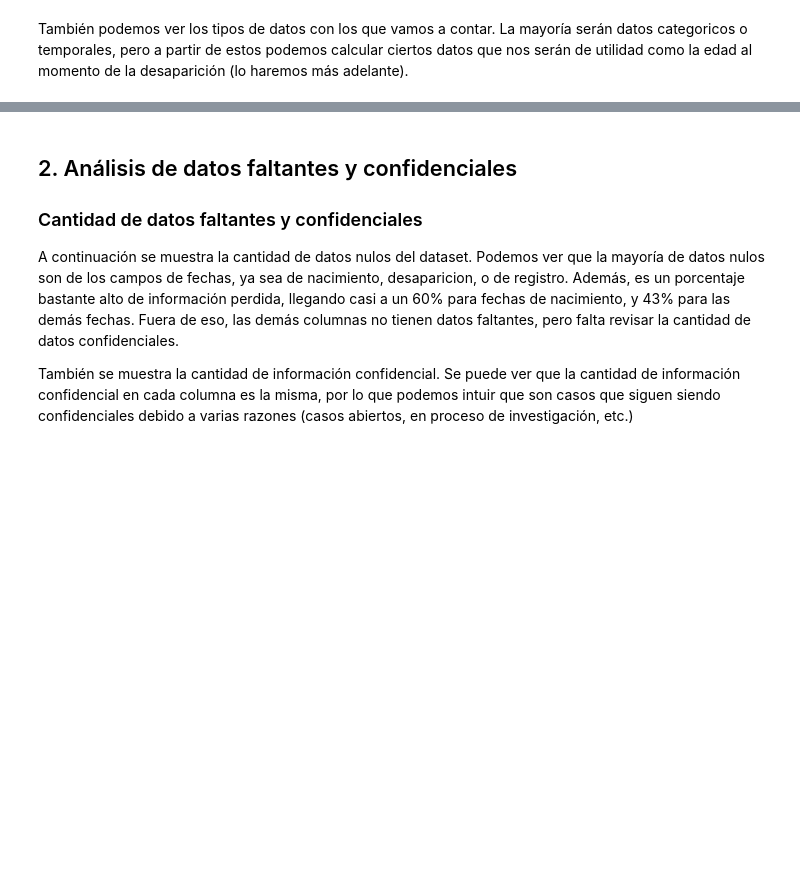
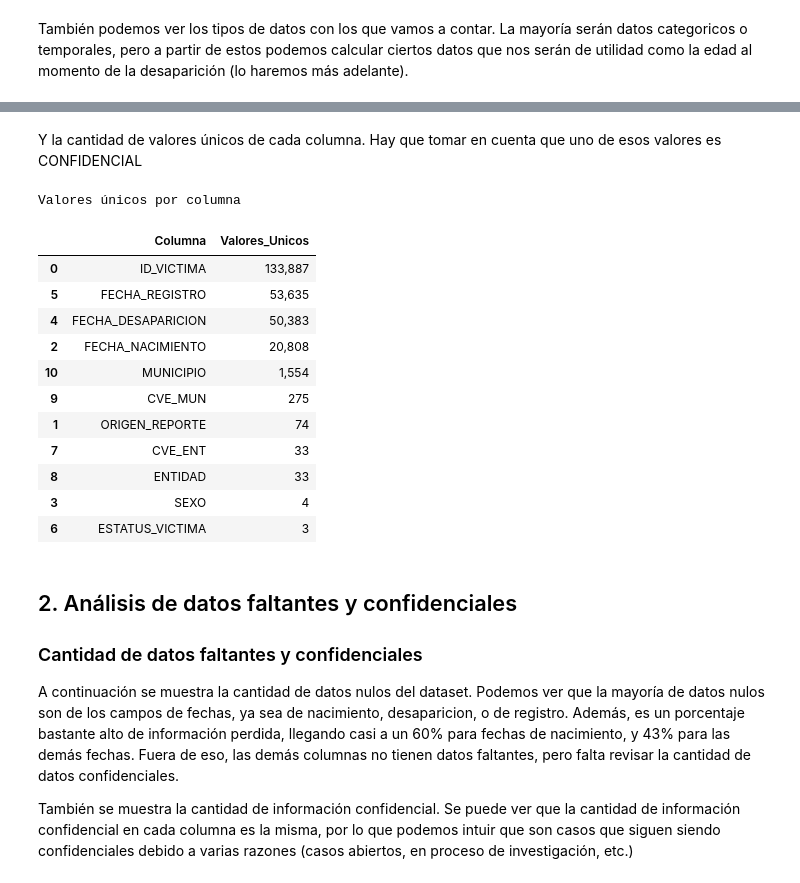
Before and after one commit to Rou-uu/tarea02_EDA, a Jupyter notebook: notebooks/analisis.ipynb, the cells around one changed output, grey strips where cells are left out. Saved outputs shown, nothing was run; the diff lists cells and outputs as text; code cells hidden in the pictures; blank space fills up the shorter version.

```diff
--- a/notebooks/analisis.ipynb
+++ b/notebooks/analisis.ipynb
@@ -61,3 +91,44 @@ df.info()
+# %% [markdown]
+Y la cantidad de valores únicos de cada columna. Hay que tomar en cuenta que uno de esos valores es CONFIDENCIAL
+# %%
+def valores_unicos(df, columna):
+    conteo = df[columna].value_counts().reset_index()
+    conteo.columns = [columna, "Conteo"]
+    conteo["Porcentaje"] = (conteo["Conteo"] / len(df) * 100).round(2)
+
+    display(conteo.style
+        .set_caption(f"Valores únicos en {columna}")
+        .bar(subset=["Conteo"], color="#E05C5C", vmin=0)
+        .format({"Conteo": "{:,}", "Porcentaje": "{:.2f}%"})
+        .set_properties(**{"text-align": "left"})
+    )
+
+resumen = pd.DataFrame({
+    "Columna": df.columns,
+    "Valores_Unicos": [df[col].nunique() for col in df.columns]
+}).sort_values("Valores_Unicos", ascending=False)
+
+# Display hecho con ayuda de claude para mejor visualización
+display(resumen.style
+    .set_caption("Valores únicos por columna")
+    .bar(subset=["Valores_Unicos"], color="#E05C5C", vmin=0)
+    .format({"Valores_Unicos": "{:,}"})
+    .set_properties(**{"text-align": "left"})
+)
+# %% [output]
+Valores únicos por columna
+|  | Columna | Valores_Unicos |
+| 0 | ID_VICTIMA | 133,887 |
+| 5 | FECHA_REGISTRO | 53,635 |
+| 4 | FECHA_DESAPARICION | 50,383 |
+| 2 | FECHA_NACIMIENTO | 20,808 |
+| 10 | MUNICIPIO | 1,554 |
+| 9 | CVE_MUN | 275 |
+| 1 | ORIGEN_REPORTE | 74 |
+| 7 | CVE_ENT | 33 |
+| 8 | ENTIDAD | 33 |
+| 3 | SEXO | 4 |
+| 6 | ESTATUS_VICTIMA | 3 |
 # %% [markdown]
 ## 2. Análisis de datos faltantes y confidenciales
 ### Cantidad de datos faltantes y confidenciales
```
Also changed, not shown: parts of 34 cells of this notebook.
